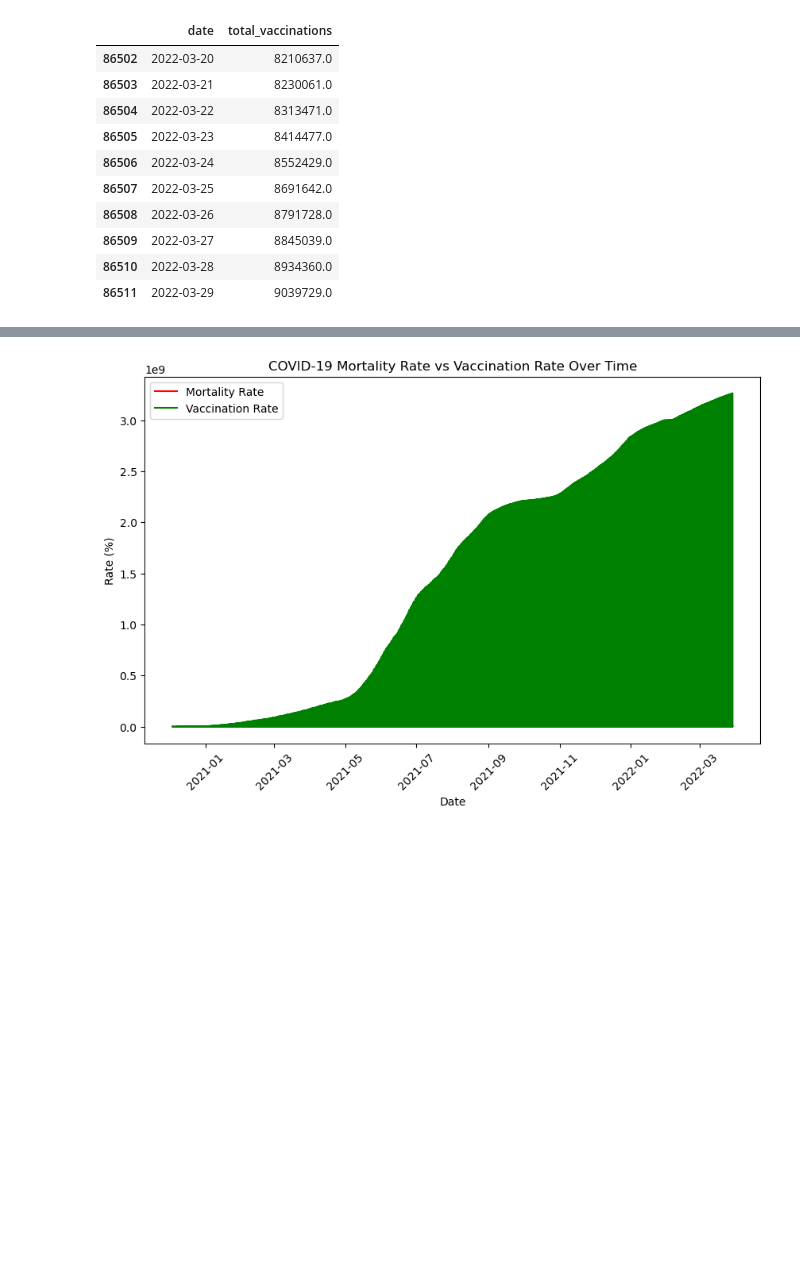
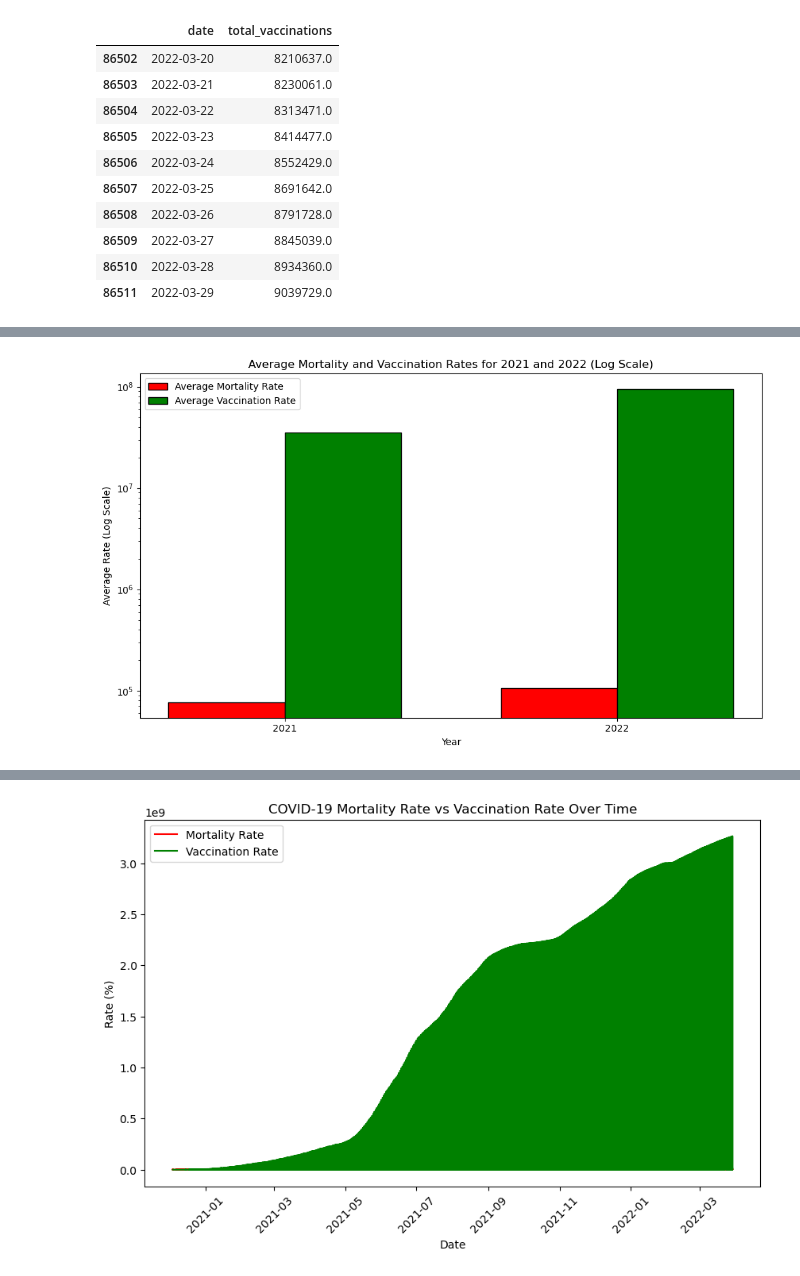
Before and after one commit to kevinshea303/Group-3-Project-1, a Jupyter notebook: madda/madda.ipynb, the cells around one changed output, grey strips where cells are left out. Drawn from its saved outputs; the diff is of its cells as text; code cells hidden in the pictures; blank space fills up the shorter version.

```diff
--- a/madda/madda.ipynb
+++ b/madda/madda.ipynb
@@ -95,0 +158,48 @@ total_deaths                  0.006864      1.000000
+# %%
+# Assuming merged_df is already defined
+merged_df['date'] = pd.to_datetime(merged_df['date'])
+
+# Filter data for the years 2021 and 2022
+merged_df['year'] = merged_df['date'].dt.year
+
+# Filter for the specific years (2021 and 2022)
+df_2021 = merged_df[merged_df['year'] == 2021]
+df_2022 = merged_df[merged_df['year'] == 2022]
+
+# Calculate the average of total_deaths and total_vaccinations for both years
+avg_deaths_2021 = df_2021['total_deaths'].mean()
+avg_vaccinations_2021 = df_2021['total_vaccinations'].mean()
+
+avg_deaths_2022 = df_2022['total_deaths'].mean()
+avg_vaccinations_2022 = df_2022['total_vaccinations'].mean()
+
+# Prepare the data for plotting
+years = ['2021', '2022']
+deaths = [avg_deaths_2021, avg_deaths_2022]
+vaccinations = [avg_vaccinations_2021, avg_vaccinations_2022]
+
+# Plotting the averages in a bar chart
+bar_width = 0.35
+index = range(len(years))
+
+plt.figure(figsize=(10, 6))
+
+# Plot average death rate as bars
+plt.bar(index, deaths, width=bar_width, label='Average Mortality Rate', color='red', edgecolor='black')
+
+# Plot average vaccination rate as bars (shifted to the right)
+plt.bar([i + bar_width for i in index], vaccinations, width=bar_width, label='Average Vaccination Rate', color='green', edgecolor='black')
+
+# Set y-axis to log scale to better visualize both data sets
+plt.yscale('log')
+
+# Customize the plot
+plt.xlabel('Year')
+plt.ylabel('Average Rate (Log Scale)')
+plt.title('Average Mortality and Vaccination Rates for 2021 and 2022 (Log Scale)')
+plt.xticks([i + bar_width / 2 for i in index], years)
+plt.legend()
+plt.tight_layout()
+plt.show()
+# %% [output]
+[figure, added]
```
Also changed, not shown: parts of 15 cells of this notebook.
